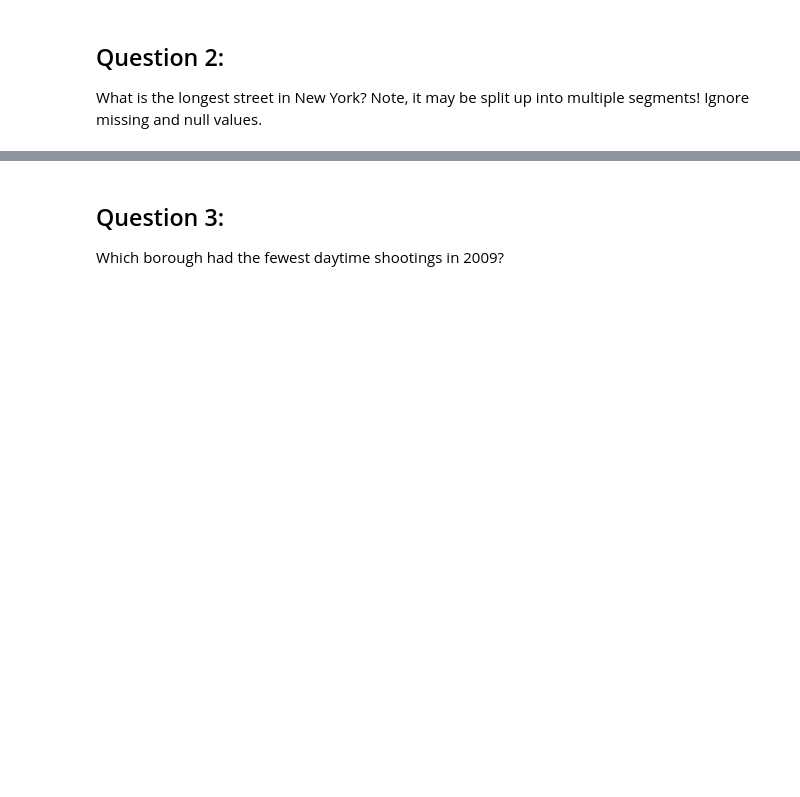
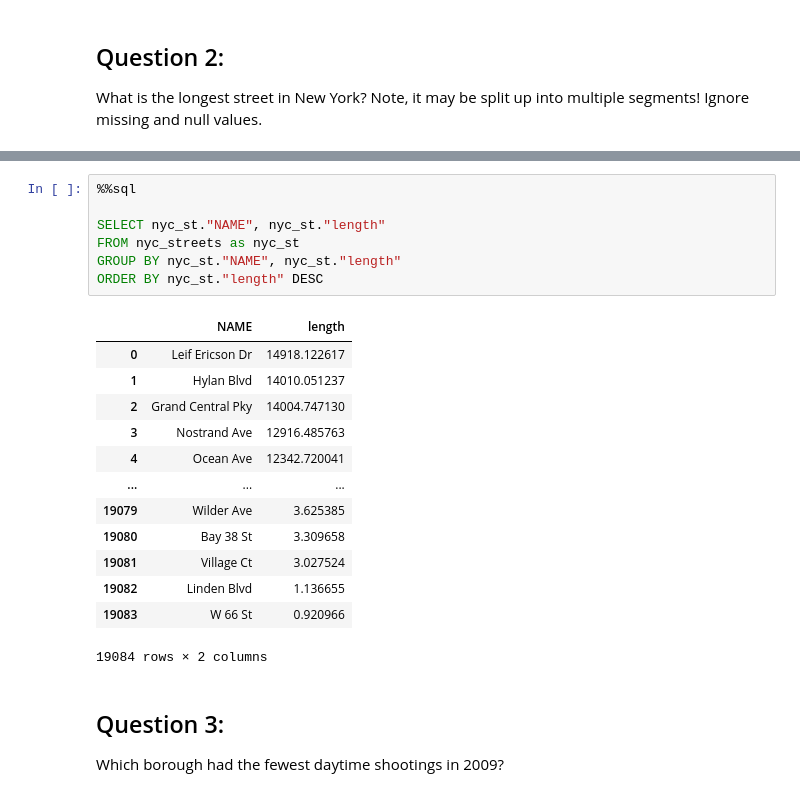
Before and after one commit to NourahAlhosain/CASA0025, a Jupyter notebook: W05_quiz_2025.ipynb, the cells around one changed output, grey strips where cells are left out. Drawn from its saved outputs; the diff is of its cells as text; blank space fills up the shorter version.

```diff
--- a/W05_quiz_2025.ipynb
+++ b/W05_quiz_2025.ipynb
@@ -36,3 +109,24 @@ What is the longest street in New York? Note, it may be split up into multiple s
+# %%
+%%sql
+
+SELECT nyc_st."NAME", nyc_st."length"
+FROM nyc_streets as nyc_st
+GROUP BY nyc_st."NAME", nyc_st."length"
+ORDER BY nyc_st."length" DESC
+# %% [output]
+|  | NAME | length |
+| 0 | Leif Ericson Dr | 14918.122617 |
+| 1 | Hylan Blvd | 14010.051237 |
+| 2 | Grand Central Pky | 14004.747130 |
+| 3 | Nostrand Ave | 12916.485763 |
+| 4 | Ocean Ave | 12342.720041 |
+| ... | ... | ... |
+| 19079 | Wilder Ave | 3.625385 |
+| 19080 | Bay 38 St | 3.309658 |
+| 19081 | Village Ct | 3.027524 |
+| 19082 | Linden Blvd | 1.136655 |
+| 19083 | W 66 St | 0.920966 |
+19084 rows × 2 columns
 # %% [markdown]
 ## Question 3:
 
```
Also changed, not shown: parts of 23 cells of this notebook.
